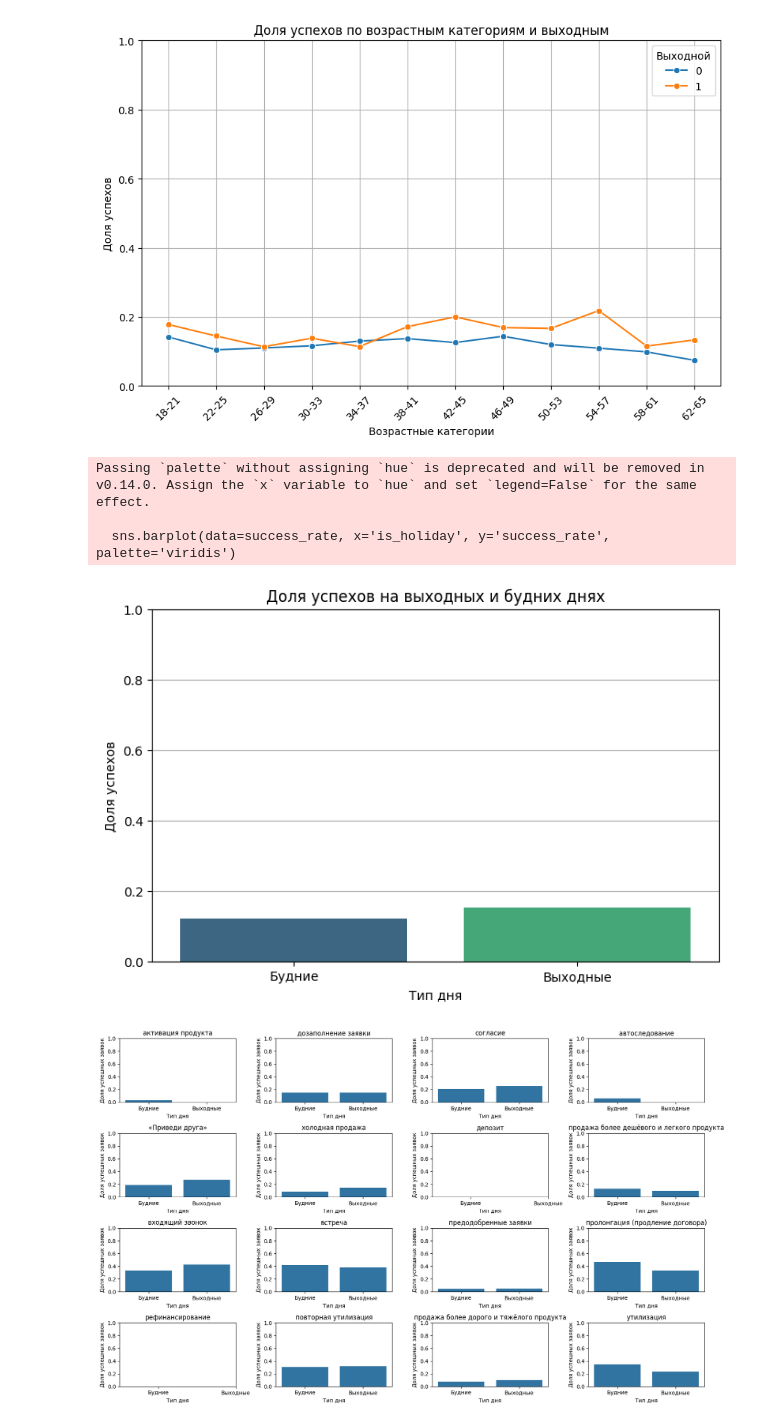
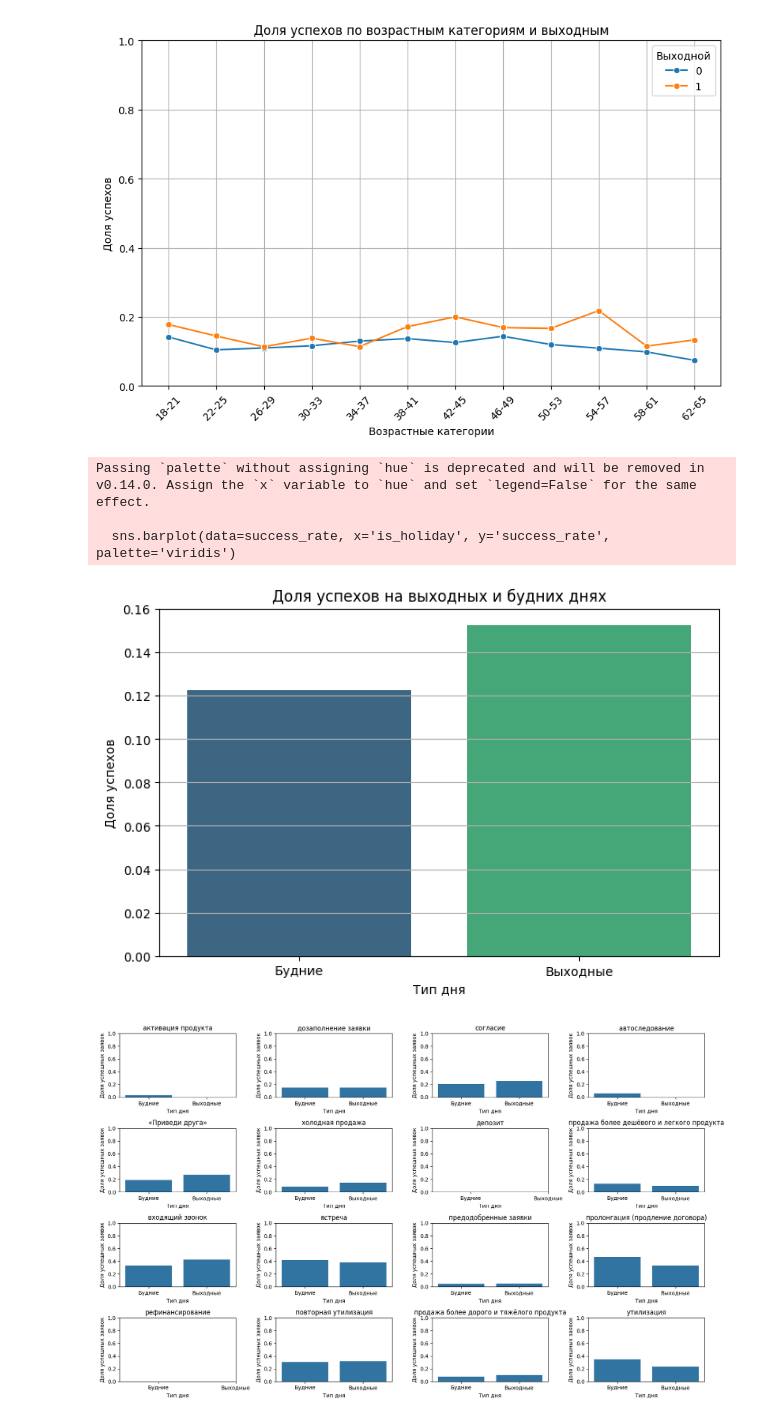
Before and after one commit to bygaga993/bread_dano_2024, a Jupyter notebook: visualization.ipynb, the cells around one changed output. Drawn from its saved outputs; the diff is of its cells as text; code cells hidden in the pictures.

```diff
--- a/visualization.ipynb
+++ b/visualization.ipynb
@@ -484,21 +485,20 @@ plt.show()
 # %%
 success_rate = df.groupby('is_holiday')['flag_call_result'].mean().reset_index()
 success_rate['is_holiday'] = success_rate['is_holiday'].map({0: 'Будние', 1: 'Выходные'})
 success_rate.columns = ['is_holiday', 'success_rate']
 
 plt.figure(figsize=(8, 5))
 sns.barplot(data=success_rate, x='is_holiday', y='success_rate', palette='viridis')
 plt.title('Доля успехов на выходных и будних днях')
 plt.xlabel('Тип дня')
 plt.ylabel('Доля успехов')
-plt.ylim(0, 1)
 plt.grid(axis='y')
 plt.show()
 # %% [output]
 Passing `palette` without assigning `hue` is deprecated and will be removed in v0.14.0. Assign the `x` variable to `hue` and set `legend=False` for the same effect.
 
   sns.barplot(data=success_rate, x='is_holiday', y='success_rate', palette='viridis')
-[figure, old version]
+[figure, new version]
 # %%
 grouped = df.groupby(['is_holiday', 'functional_cd']).agg(
     total=('flag_call_result', 'size'),
```
Also changed, not shown: parts of 10 cells of this notebook, 1 other file.
